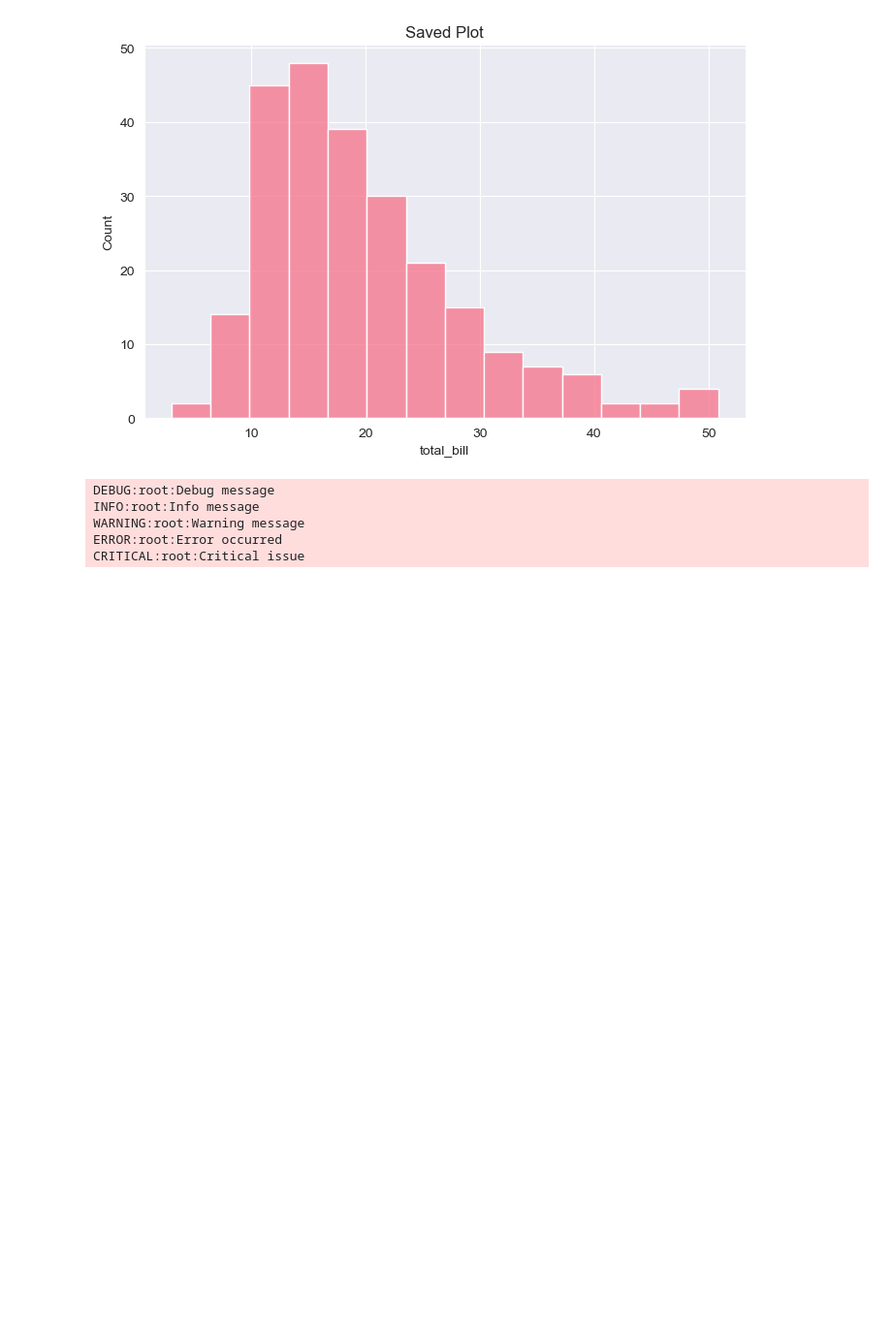
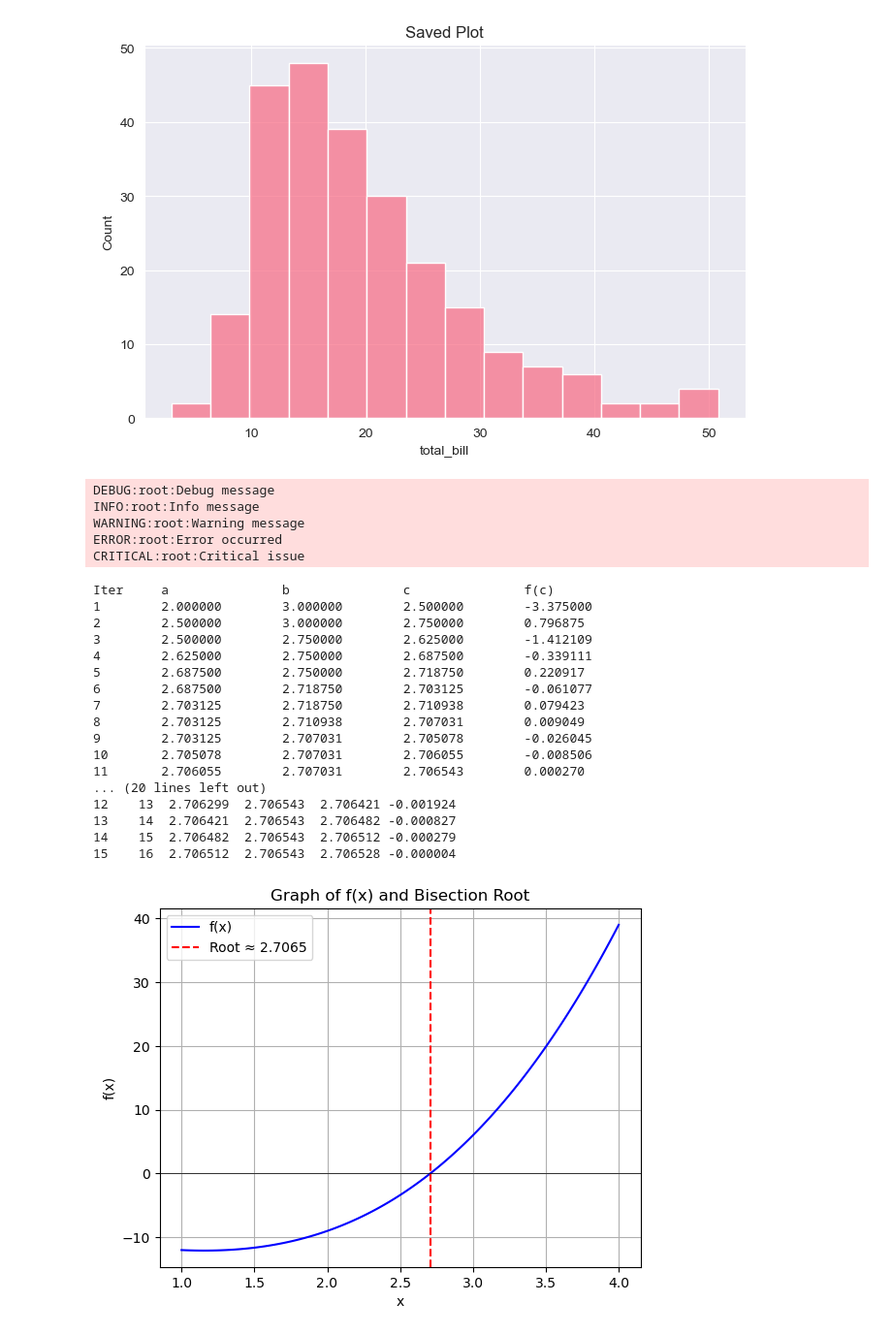
Before and after one commit to Jihadul-Islam1/Machine-Learning, a Jupyter notebook: Machine learning/Function/4.2-examplesfunctions.ipynb, the cells around one changed output. Shown at 97% size. Saved outputs shown, nothing was run; the diff lists cells and outputs as text; code cells hidden in the pictures; blank space fills up the shorter version.

```diff
--- a/Machine learning/Function/4.2-examplesfunctions.ipynb
+++ b/Machine learning/Function/4.2-examplesfunctions.ipynb
@@ -420,3 +420,78 @@ INFO:root:Info message
 WARNING:root:Warning message
 ERROR:root:Error occurred
 CRITICAL:root:Critical issue
+# %%
+import matplotlib.pyplot as plt
+import pandas as pd
+
+# Function Definition
+def f(x):
+    return x**3 - 4*x - 9  # Change as needed
+
+# Bisection Method
+def bisection(a, b, tol=1e-5, max_iter=100):
+    if f(a) * f(b) >= 0:
+        print("Invalid Interval")
+        return None
+
+    iterations = []
+
+    print("Iter\t a\t\t b\t\t c\t\t f(c)")
+    for i in range(max_iter):
+        c = (a + b) / 2
+        fc = f(c)
+        iterations.append([i+1, a, b, c, fc])
+        print(f"{i+1}\t {a:.6f}\t {b:.6f}\t {c:.6f}\t {fc:.6f}")
+
+        if abs(fc) < tol:
+            break
+        if f(a) * fc < 0:
+            b = c
+        else:
+            a = c
+
+    return c, iterations
+
+# Run Method
+a = 2
+b = 3
+root, data = bisection(a, b)
+
+# 📊 Tabular Output
+df = pd.DataFrame(data, columns=["Iter", "a", "b", "c", "f(c)"])
+print("\nFinal Table:")
+print(df)
+
+# 📈 Graphical Output
+import numpy as np
+x_vals = np.linspace(1, 4, 100)
+y_vals = f(x_vals)
+
+plt.plot(x_vals, y_vals, label="f(x)", color='blue')
+plt.axhline(0, color='black', lw=0.5)
+plt.axvline(root, color='red', linestyle='--', label=f'Root ≈ {root:.4f}')
+plt.title("Graph of f(x) and Bisection Root")
+plt.xlabel("x")
+plt.ylabel("f(x)")
+plt.legend()
+plt.grid(True)
+plt.show()
+# %% [output]
+Iter     a               b               c               f(c)
+1        2.000000        3.000000        2.500000        -3.375000
+2        2.500000        3.000000        2.750000        0.796875
+3        2.500000        2.750000        2.625000        -1.412109
+4        2.625000        2.750000        2.687500        -0.339111
+5        2.687500        2.750000        2.718750        0.220917
+6        2.687500        2.718750        2.703125        -0.061077
+7        2.703125        2.718750        2.710938        0.079423
+8        2.703125        2.710938        2.707031        0.009049
+9        2.703125        2.707031        2.705078        -0.026045
+10       2.705078        2.707031        2.706055        -0.008506
+11       2.706055        2.707031        2.706543        0.000270
+... (20 lines left out)
+12    13  2.706299  2.706543  2.706421 -0.001924
+13    14  2.706421  2.706543  2.706482 -0.000827
+14    15  2.706482  2.706543  2.706512 -0.000279
+15    16  2.706512  2.706543  2.706528 -0.000004
+[figure, added]
```
